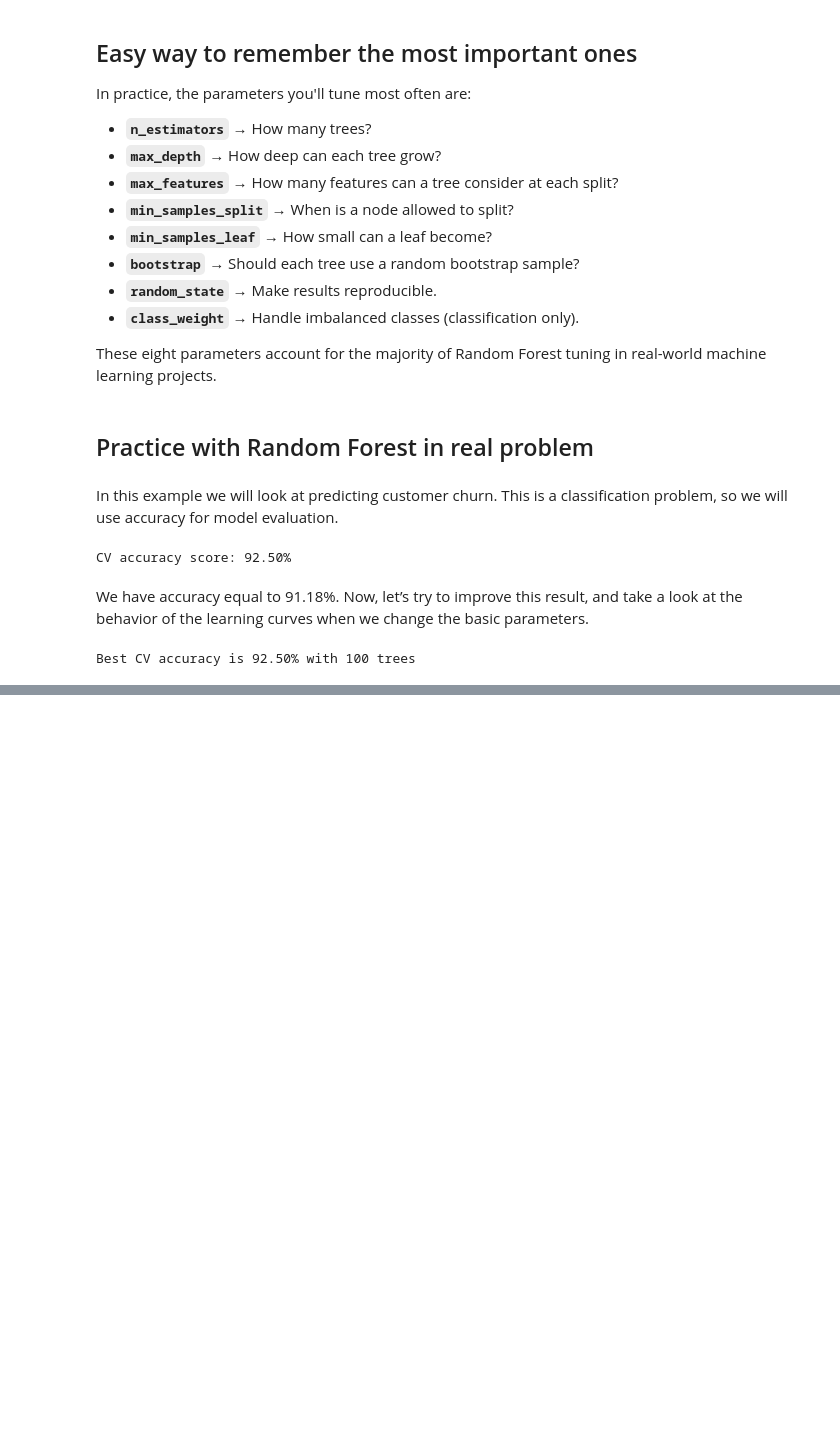
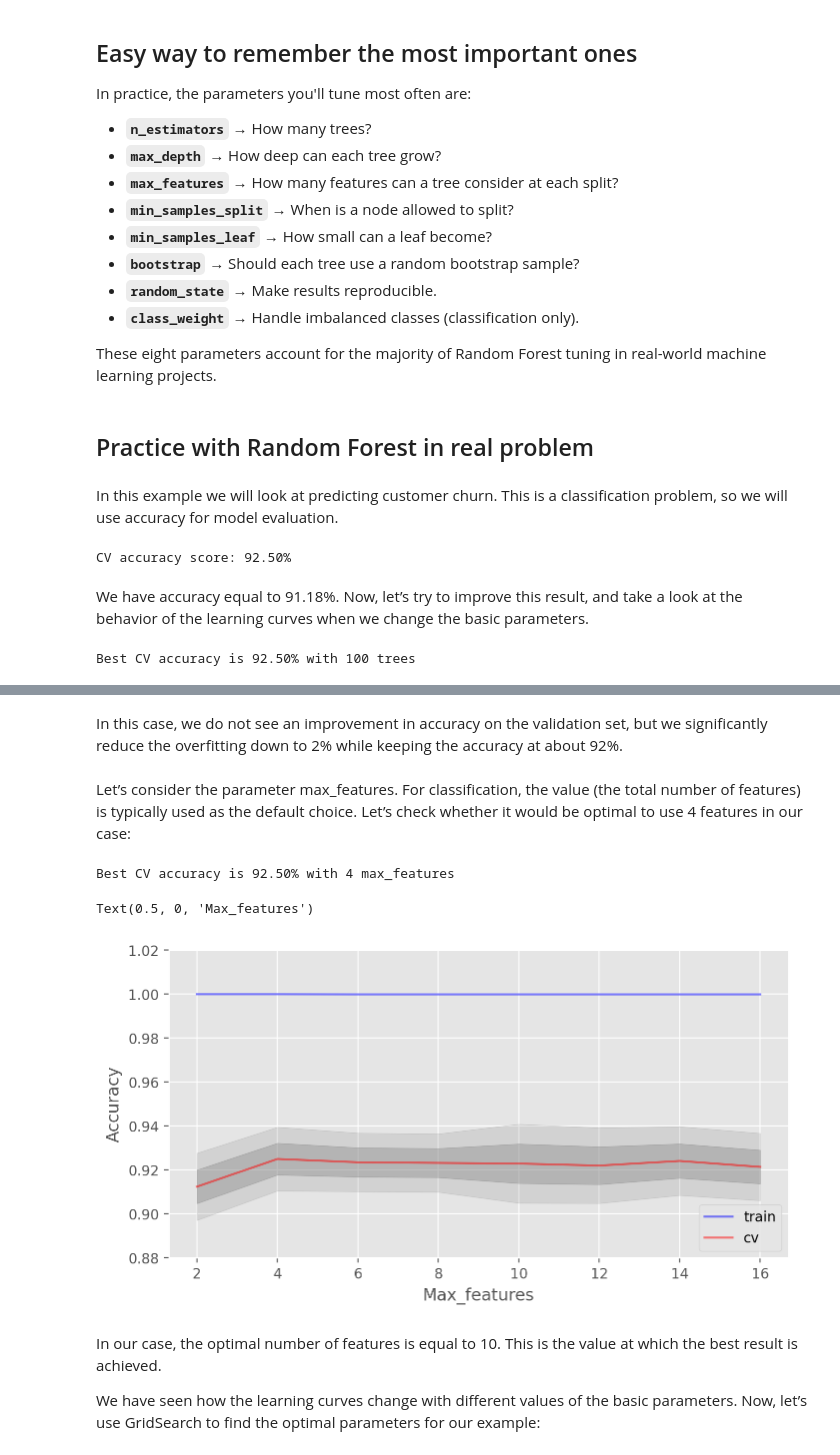
Before and after one commit to rahulrajesh131999/ai-ml-dl-journey, a Jupyter notebook: topic5/random forest/random_forest.ipynb, the cells around one changed output, grey strips where cells are left out. Saved outputs shown, nothing was run; the diff lists cells and outputs as text; code cells hidden in the pictures; blank space fills up the shorter version.

```diff
--- a/topic5/random forest/random_forest.ipynb
+++ b/topic5/random forest/random_forest.ipynb
@@ -678,0 +785,50 @@ Best CV accuracy is 92.50% with 100 trees
+# %% [markdown]
+In this case, we do not see an improvement in accuracy on the validation set, but we significantly reduce the overfitting down to 2% while keeping the accuracy at about 92%.
+# %% [markdown]
+Let’s consider the parameter max_features. For classification, the value
+ (the total number of features) is typically used as the default choice. Let’s check whether it would be optimal to use 4 features in our case:
+# %%
+# Create lists to save accuracy values on the training and test sets
+train_acc = []
+test_acc = []
+temp_train_acc = []
+temp_test_acc = []
+max_features_grid = [2, 4, 6, 8, 10, 12, 14, 16]
+
+for max_features in max_features_grid:
+    rfc = RandomForestClassifier(n_estimators=100, random_state=42, n_jobs=-1,
+                                 max_features=max_features)
+    temp_train_acc = []
+    temp_test_acc = []
+    for train_index, test_index in skf.split(X, y):
+        X_train, X_test = X.iloc[train_index], X.iloc[test_index]
+        y_train, y_test = y[train_index], y[test_index]
+        rfc.fit(X_train, y_train)
+        temp_train_acc.append(rfc.score(X_train, y_train))
+        temp_test_acc.append(rfc.score(X_test, y_test))
+    train_acc.append(temp_train_acc)
+    test_acc.append(temp_test_acc)
+
+train_acc, test_acc = np.asarray(train_acc), np.asarray(test_acc)
+print("Best CV accuracy is {:.2f}% with {} max_features".format(max(test_acc.mean(axis=1))*100,
+                                                        max_features_grid[np.argmax(test_acc.mean(axis=1))]))
+
+fig, ax = plt.subplots(figsize=(8, 4))
+ax.plot(max_features_grid, train_acc.mean(axis=1), alpha=0.5, color='blue', label='train')
+ax.plot(max_features_grid, test_acc.mean(axis=1), alpha=0.5, color='red', label='cv')
+ax.fill_between(max_features_grid, test_acc.mean(axis=1) - test_acc.std(axis=1),
+                test_acc.mean(axis=1) + test_acc.std(axis=1), color='#888888', alpha=0.4)
+ax.fill_between(max_features_grid, test_acc.mean(axis=1) - 2*test_acc.std(axis=1),
+                test_acc.mean(axis=1) + 2*test_acc.std(axis=1), color='#888888', alpha=0.2)
+ax.legend(loc='best')
+ax.set_ylim([0.88,1.02])
+ax.set_ylabel("Accuracy")
+ax.set_xlabel("Max_features")
+# %% [output]
+Best CV accuracy is 92.50% with 4 max_features
+Text(0.5, 0, 'Max_features')
+[figure, added]
+# %% [markdown]
+In our case, the optimal number of features is equal to 10. This is the value at which the best result is achieved.
+
+We have seen how the learning curves change with different values of the basic parameters. Now, let’s use GridSearch to find the optimal parameters for our example:
```
Also changed, not shown: parts of 11 cells of this notebook, 1 other file.
